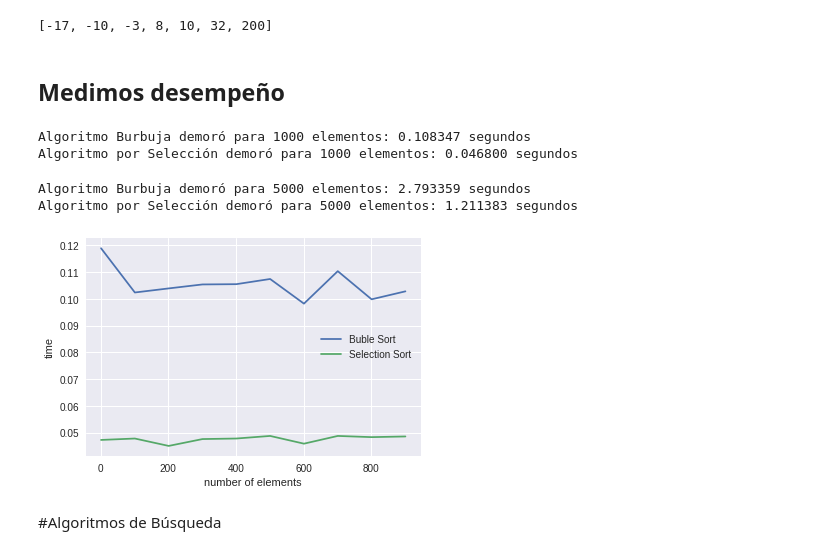
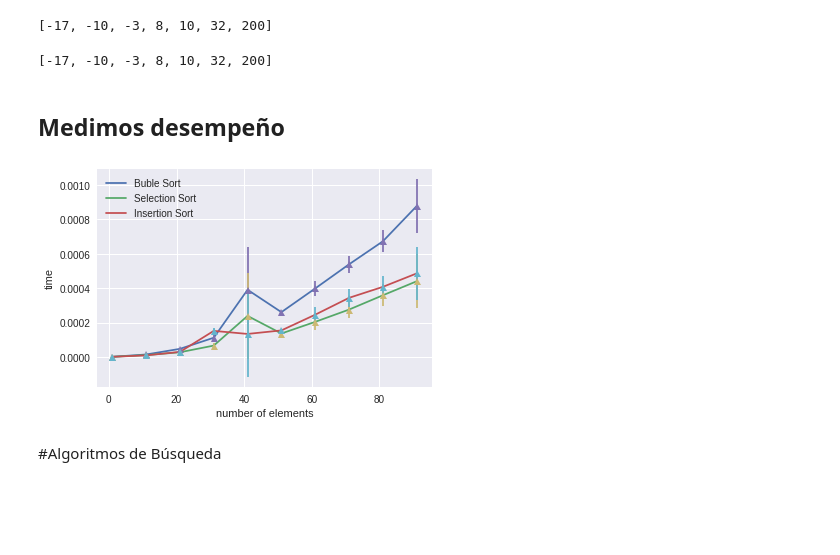
Before and after one commit to mailaucq/DataStructures, a Jupyter notebook: algoritmos_de_ordenacion_busqueda.ipynb, the cells around one changed output. Saved outputs shown, nothing was run; the diff lists cells and outputs as text; code cells hidden in the pictures; blank space fills up the shorter version.

```diff
--- a/algoritmos_de_ordenacion_busqueda.ipynb
+++ b/algoritmos_de_ordenacion_busqueda.ipynb
@@ -50,3 +60,9 @@ print(lista)
+# %%
+lista = [10,-3,8,-10,200,-17,32]
+insertionsort(lista)
+print(lista)
+# %% [output]
+[-17, -10, -3, 8, 10, 32, 200]
 # %% [markdown]
 ## Medimos desempeño
 # %%
@@ -77,35 +83,47 @@ def compara(n):
-# %%
-compara(1000)
-# %% [output]
-Algoritmo Burbuja demoró para 1000 elementos: 0.108347 segundos
-Algoritmo por Selección demoró para 1000 elementos: 0.046800 segundos
-# %%
-compara(5000)
-# %% [output]
-Algoritmo Burbuja demoró para 5000 elementos: 2.793359 segundos
-Algoritmo por Selección demoró para 5000 elementos: 1.211383 segundos
 # %%
+import numpy as np
 def grafica_desempeno(n):
-  x = range(1, n, 100)
+  x = range(1,n,10)#[1000, 5000,10000,50000,100000,200000,300000]
   y1 = []
   y2 = []
+  y3 = []
+  e1 = []
+  e2 = []
+  e3 = []
   for i in x:
-    lista1 = lista_aleatoria(n) # Datos
-    lista2 = lista1[:]          # Clone
-    t = calcula_tiempo_ordenacion(ordenacionburbuja, lista1)
-    y1.append(t)
-    t = calcula_tiempo_ordenacion(ordenacionporseleccion, lista2)
-    y2.append(t)
+    y11 = []
+    y22 = []
+    y33 = []
+    for it in range(10): # numero de iteraciones dado un tamano de lista
+      lista1 = lista_aleatoria(i) # Datos
+      lista2 = lista1[:]          # Clone
+      lista3 = lista1[:]
+      t = calcula_tiempo_ordenacion(ordenacionburbuja, lista1)
+      y11.append(t)
+      t = calcula_tiempo_ordenacion(ordenacionporseleccion, lista2)
+      y22.append(t)
+      t = calcula_tiempo_ordenacion(insertionsort, lista3)
+      y33.append(t)
+    y1.append(np.mean(y11))
+    e1.append(np.std(y11))
+    y2.append(np.mean(y22))
+    e2.append(np.std(y11))
+    y3.append(np.mean(y33))
+    e3.append(np.std(y11))
   plt.plot(x,y1, label='Buble Sort')
   plt.plot(x,y2, label='Selection Sort')
+  plt.plot(x,y3, label='Insertion Sort')
+  plt.errorbar(x, y1, e1, linestyle='None', marker='^')
+  plt.errorbar(x, y2, e2, linestyle='None', marker='^')
+  plt.errorbar(x, y3, e3, linestyle='None', marker='^')
   plt.xlabel('number of elements')
   plt.ylabel('time')
   plt.legend()
   plt.show()
 # %%
-grafica_desempeno(1000)
+grafica_desempeno(100)
 # %% [output]
-[figure, old version]
+[figure, new version]
 # %% [markdown]
 #Algoritmos de Búsqueda
 # %%
```
Also changed, not shown: parts of 3 cells of this notebook.
